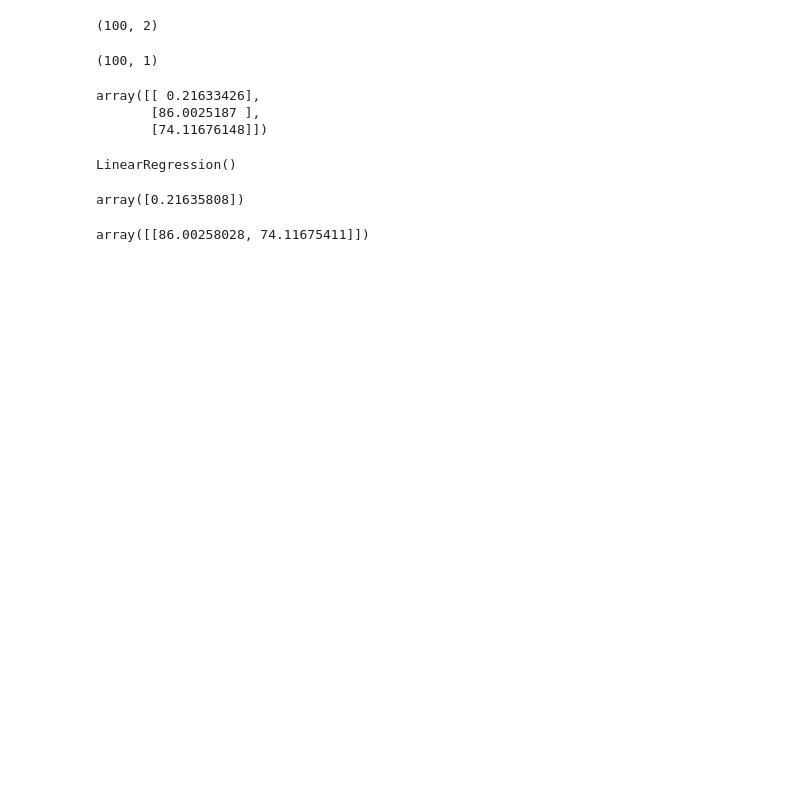
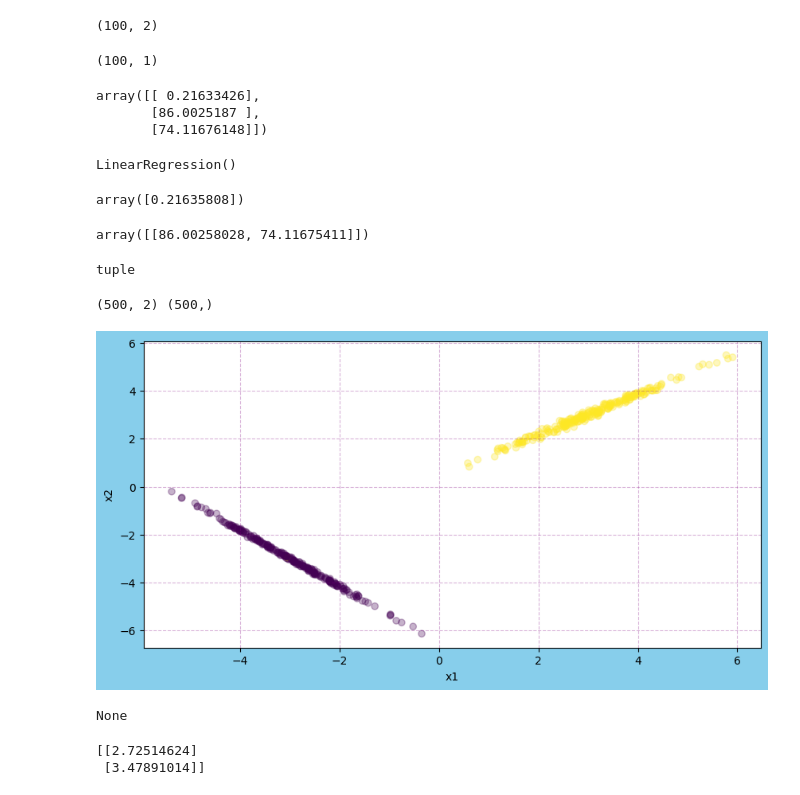
Before and after one commit to LuchianPeledutse/ML, a Jupyter notebook: Machine_learning_intro.ipynb, the cells around one changed output. Saved outputs shown, nothing was run; the diff lists cells and outputs as text; code cells hidden in the pictures; blank space fills up the shorter version.

Commit message:
Analysed Rosenblatt classifiction problem with 1 in the loss function and regularization. Made some changes to directory

```diff
--- a/Machine_learning_intro.ipynb
+++ b/Machine_learning_intro.ipynb
@@ -77,3 +79,31 @@ array([[86.00258028, 74.11675411]])
 # %%
 #the results are the same
 #when to stop iterations, so that is is not a hyperparameter?
+# %%
+classif_data = make_classification(n_samples = 500,n_features = 2,
+                                   n_informative=2,n_redundant = 0,
+                                   class_sep = 3,n_clusters_per_class = 1)
+# %%
+type(classif_data)
+# %% [output]
+tuple
+# %%
+X,y = classif_data
+# %%
+print(X.shape,y.shape)
+# %% [output]
+(500, 2) (500,)
+# %%
+def plot_dataset():
+    some_figure = plt.figure(figsize = (10,5),facecolor = 'skyblue')
+    some_ax = some_figure.add_subplot()
+
+    some_ax.grid(linestyle = '--',c = 'purple',alpha = 0.3)
+    some_ax.scatter(X.T[0,:],[X.T[1,:]],c = y,alpha = 0.3)
+    some_ax.set_xlabel('x1')
+    some_ax.set_ylabel('x2')
+    return some_ax
+# %%
+ax1 = plot_dataset()
+# %% [output]
+[figure, added]
@@ -79,0 +181,11 @@ array([[86.00258028, 74.11675411]])
+# %%
+rosenb = Rosenblatt(alpha=0.01,n_iters=2000)
+print(rosenb.weights)
+# %% [output]
+None
+# %%
+rosenb.fit(X,y)
+print(rosenb.weights)
+# %% [output]
+[[2.72514624]
+ [3.47891014]]
```
Also changed, not shown: parts of 22 cells of this notebook.
